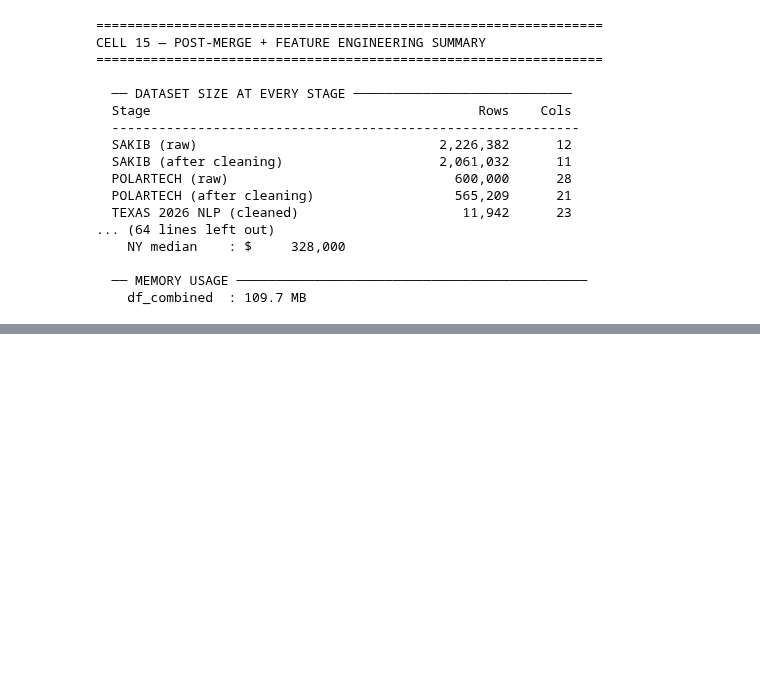
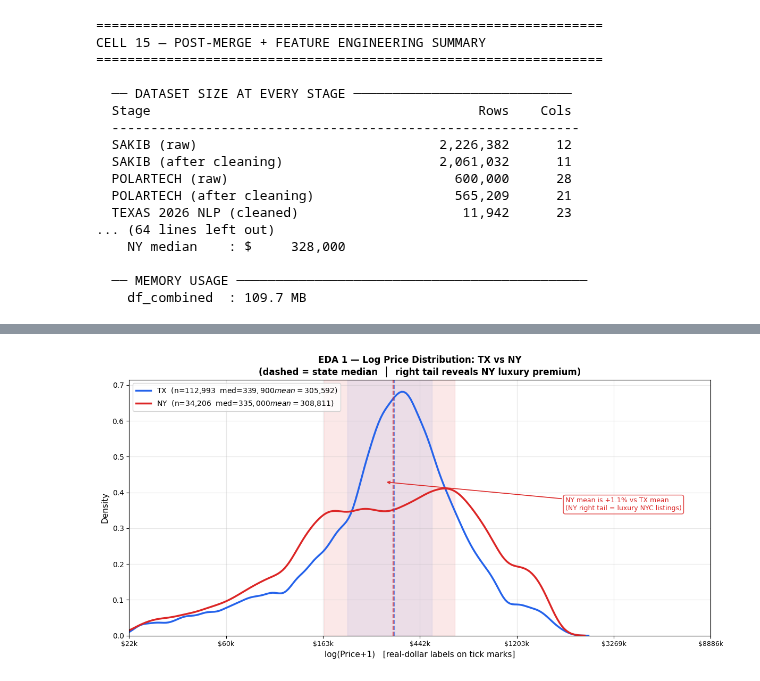
Before and after one commit to 7235SYXD/Real-Estate, a Jupyter notebook: DSP_on_Real_Estate_(Notebook_1).ipynb, the cells around one changed output, grey strips where cells are left out. Saved outputs shown, nothing was run; the diff lists cells and outputs as text; code cells hidden in the pictures; blank space fills up the shorter version.

Commit message:
EDA and save checkpoint for notebook 2

```diff
--- a/DSP_on_Real_Estate_(Notebook_1).ipynb
+++ b/DSP_on_Real_Estate_(Notebook_1).ipynb
@@ -1740,0 +2005,84 @@ CELL 15 — POST-MERGE + FEATURE ENGINEERING SUMMARY
+# %%
+# ╔══════════════════════════════════════════════════════════════════╗
+# ║  CELL 16A — Log price Distribution: TX vs NY                     ║
+# ╚══════════════════════════════════════════════════════════════════╝
+"""
+EDA 1 — Log Price KDE: TX vs NY
+    Uses seaborn kdeplot which clip=(10,16) is used to prevent KDE tails
+    from extending into log-price ranges. IQR shading tells us the interquartile
+    range for each state. Ny mean is ~65% higher than TX, NY has a heavier right
+    tail. which justifies state binary flags as model features.
+"""
+
+fig, ax = plt.subplots(figsize=(12, 6))
+_df_eda1 = df_combined[
+    (df_combined["price"] > 1_000) &          # removes $0/$1 sentinel rows
+    (df_combined["price"] < 10_000_000) &     # removes extreme outliers
+    df_combined["log_price"].between(10, 16)  # focus on realistic log range
+].copy()
+
+_tx = _df_eda1[_df_eda1["state"] == "TX"]["log_price"]
+_ny = _df_eda1[_df_eda1["state"] == "NY"]["log_price"]
+
+_tx_med_raw = np.expm1(np.median(_tx))
+_ny_med_raw = np.expm1(np.median(_ny))
+_tx_mean_raw = np.expm1(np.mean(_tx))
+_ny_mean_raw = np.expm1(np.mean(_ny))
+
+# The stray yellow artifact was a KDE tail plotted beyond axis limits.
+# Setting clip=(xmin, xmax) stops the kernel from smearing outside
+sns.kdeplot(_tx, ax=ax, color="#2563EB", linewidth=2.5,
+            label=f"TX  (n={len(_tx):,}  med=${_tx_med_raw:,.0f}  mean=${_tx_mean_raw:,.0f})",
+            clip=(10, 16))
+sns.kdeplot(_ny, ax=ax, color="#DC2626", linewidth=2.5,
+            label=f"NY  (n={len(_ny):,}  med=${_ny_med_raw:,.0f}  mean=${_ny_mean_raw:,.0f})",
+            clip=(10, 16))
+
+# Median lines
+ax.axvline(np.median(_tx), color="#2563EB", ls="--", lw=1.5, alpha=0.7)
+ax.axvline(np.median(_ny), color="#DC2626", ls="--", lw=1.5, alpha=0.7)
+
+_diff_pct = (_ny_mean_raw - _tx_mean_raw) / _tx_mean_raw * 100
+ax.annotate(
+    f"NY mean is {_diff_pct:+.1f}% vs TX mean\n"
+    f"(NY right tail = luxury NYC listings)",
+    xy=(np.mean(_ny), ax.get_ylim()[1] * 0.6 if ax.get_ylim()[1] > 0 else 0.3),
+    xytext=(14.5, 0.35),
+    fontsize=9, color="#DC2626",
+    arrowprops=dict(arrowstyle="->", color="#DC2626", lw=1.2),
+    bbox=dict(boxstyle="round,pad=0.3", facecolor="white", edgecolor="#DC2626", alpha=0.85)
+)
+
+# Clean x-axis: map log-scale ticks back to real dollar labels
+ax.set_xlim(10, 16)
+_log_ticks = [10, 11, 12, 13, 14, 15, 16]
+ax.set_xticks(_log_ticks)
+ax.set_xticklabels(
+    [f"${np.expm1(t)/1e3:.0f}k" for t in _log_ticks],
+    fontsize=9
+)
+ax.set_xlabel("log(Price+1)   [real-dollar labels on tick marks]", fontsize=11)
+ax.set_ylabel("Density", fontsize=11)
+ax.set_title(
+    "EDA 1 — Log Price Distribution: TX vs NY\n"
+    "(dashed = state median  │  right tail reveals NY luxury premium)",
+    fontsize=12, fontweight="bold"
+)
+ax.legend(fontsize=10, loc="upper left")
+ax.grid(alpha=0.3)
+
+# IQR shading to show NY's wider spread
+for _s, _col, _alpha in [(_tx,"#2563EB",0.08), (_ny,"#DC2626",0.10)]:
+    ax.axvspan(np.percentile(_s,25), np.percentile(_s,75),
+               alpha=_alpha, color=_col)
+
+plt.tight_layout()
+plt.savefig(f"{SAVE_DIR}/eda1_fixed.png", dpi=150, bbox_inches="tight")
+plt.show()
+print(f"EDA 1 →  TX n={len(_tx):,}  NY n={len(_ny):,}")
+print(f"TX  median=${_tx_med_raw:,.0f}  mean=${_tx_mean_raw:,.0f}")
+print(f"NY  median=${_ny_med_raw:,.0f}  mean=${_ny_mean_raw:,.0f}")
+print(f"Mean difference: {_diff_pct:+.1f}%")
+print(f"\nSaved → {SAVE_DIR}/eda1_Log_Price_Distribution_.png")
+# %% [output]
+[figure, added]
```
Also changed, not shown: parts of 26 cells of this notebook.
